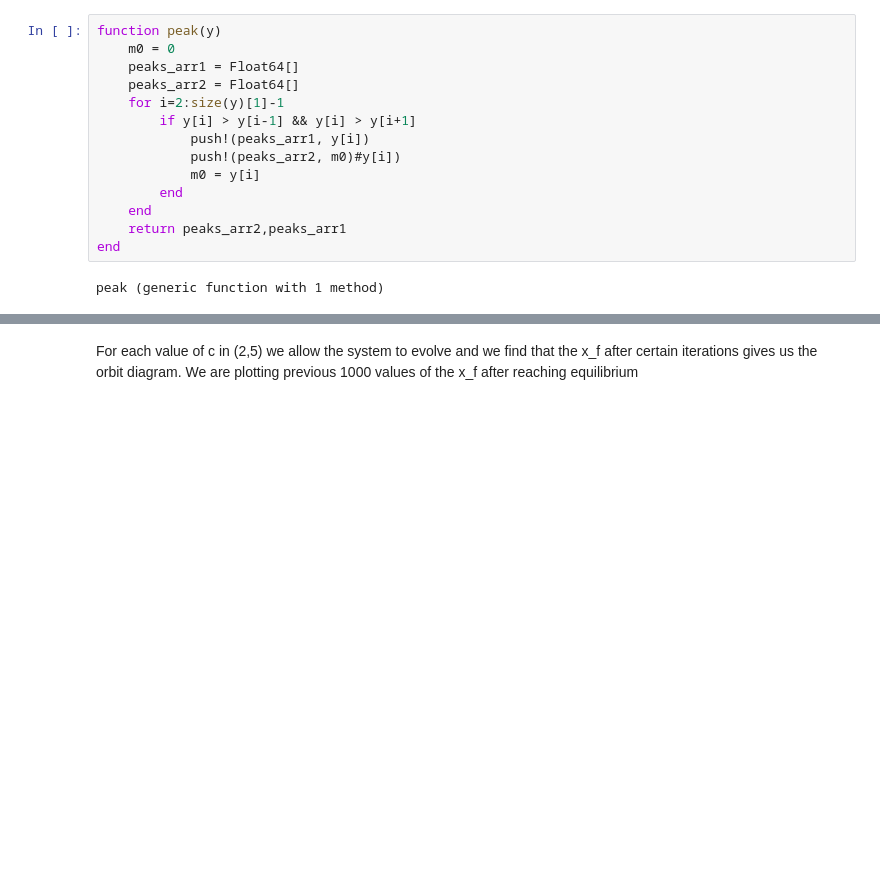
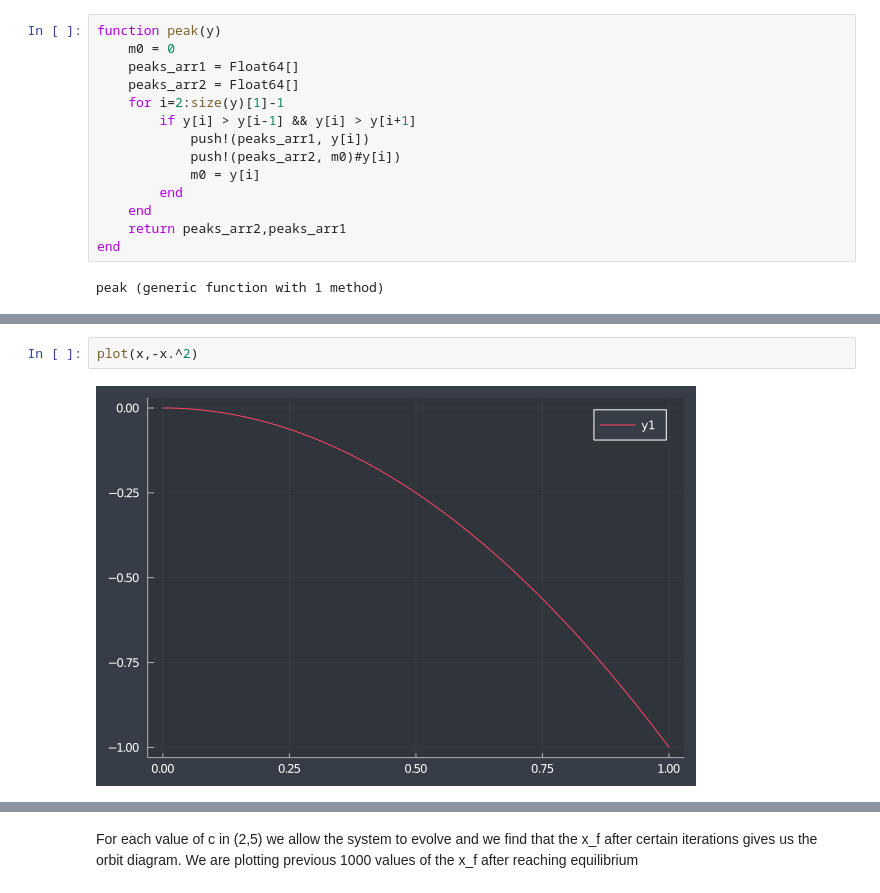
Before and after one commit to tushargayan2324/Universality-Roessler-equation, a Jupyter notebook: Universality.ipynb, the cells around one changed output, grey strips where cells are left out. Saved outputs shown, nothing was run; the diff lists cells and outputs as text; blank space fills up the shorter version.

```diff
--- a/Universality.ipynb
+++ b/Universality.ipynb
@@ -116,0 +272,4 @@ print(t[size(t,1)-40:size(t,1)])
+# %%
+plot(x,-x.^2)
+# %% [output]
+[figure, added]
```
Also changed, not shown: parts of 28 cells of this notebook.
